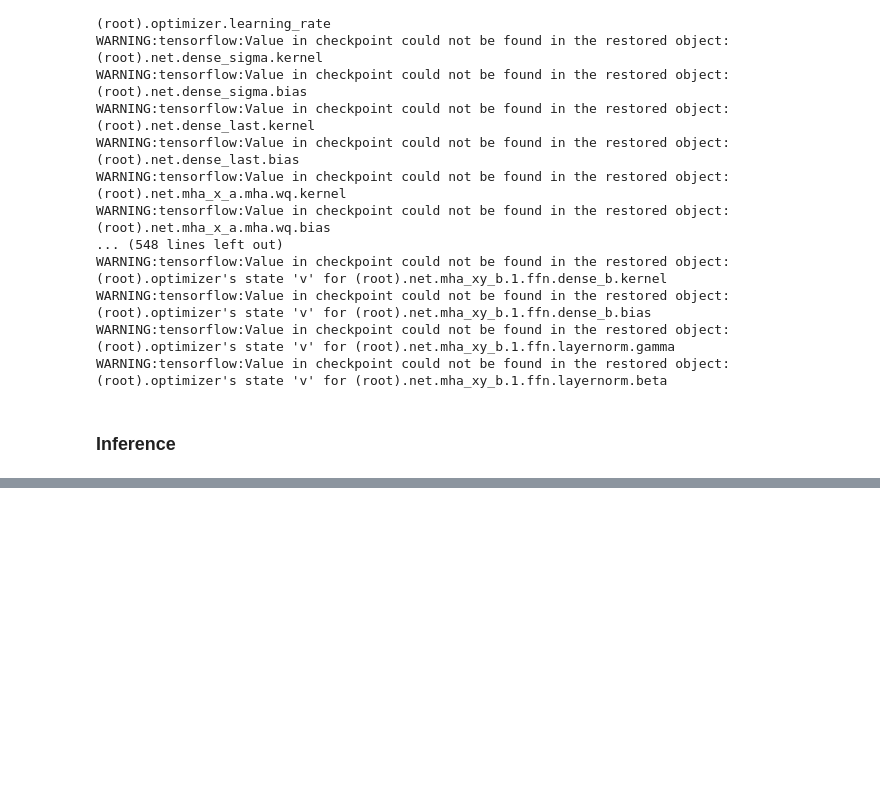
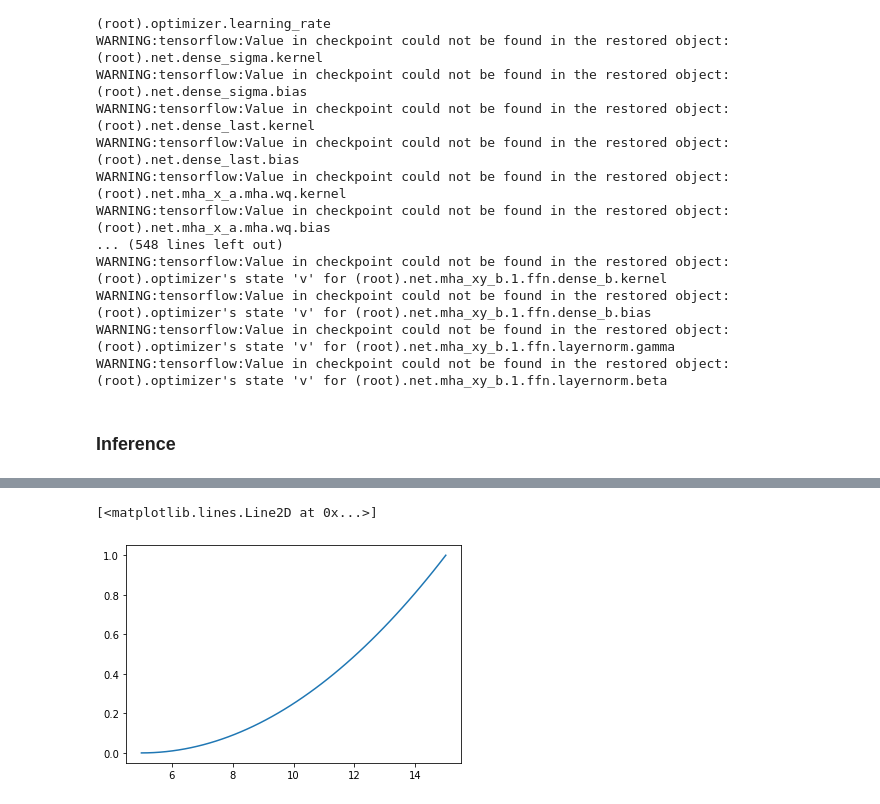
Before and after one commit to oremnirv/ATP, a Jupyter notebook: GP_experiments_1D.ipynb, the cells around one changed output, grey strips where cells are left out. Cells and saved outputs as stored; diff of their text form; code cells hidden in the pictures; blank space fills up the shorter version.

```diff
--- a/GP_experiments_1D.ipynb
+++ b/GP_experiments_1D.ipynb
@@ -13,0 +22,15 @@ t, Y = synthetic_data_gen.GP_functions_gen(samples=200)
+# %%
+kernel = RBF()
+gp = GaussianProcessRegressor(kernel=kernel)
+t = np.random.uniform(-2, 2,(samples, seq_len))
+
+# GP(0, RBF(1))
+Z_t = np.array([gp.sample_y(t[i, :].reshape(-1, 1), 1) for i in range(samples)])
+
+ϵ_t = 0
+# indep. noise
+if noise:
+    ϵ_t = np.random.normal(0, 0.1, (samples,T//2, 1))
+
+## Probability model
+Y_t = Z_t + ϵ_t
@@ -168,0 +386,5 @@ for sample in range(num_samples):
+# %%
+plt.plot(t[:T//4] , (((t-5)/10)**2).reshape(-1, 1)[:50, 0])
+# %% [output]
+[<matplotlib.lines.Line2D at 0x...>]
+[figure, added]
```
Also changed, not shown: parts of 31 cells of this notebook, 6 other files.
